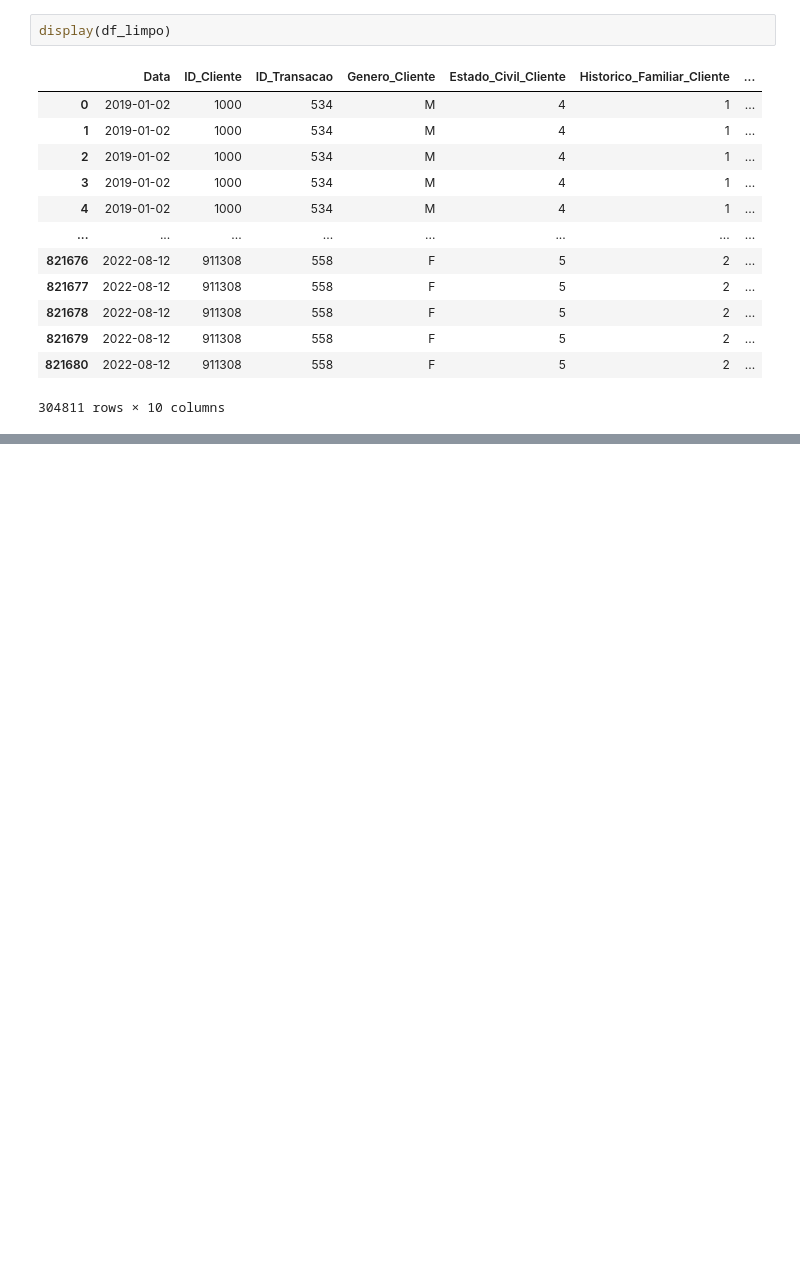
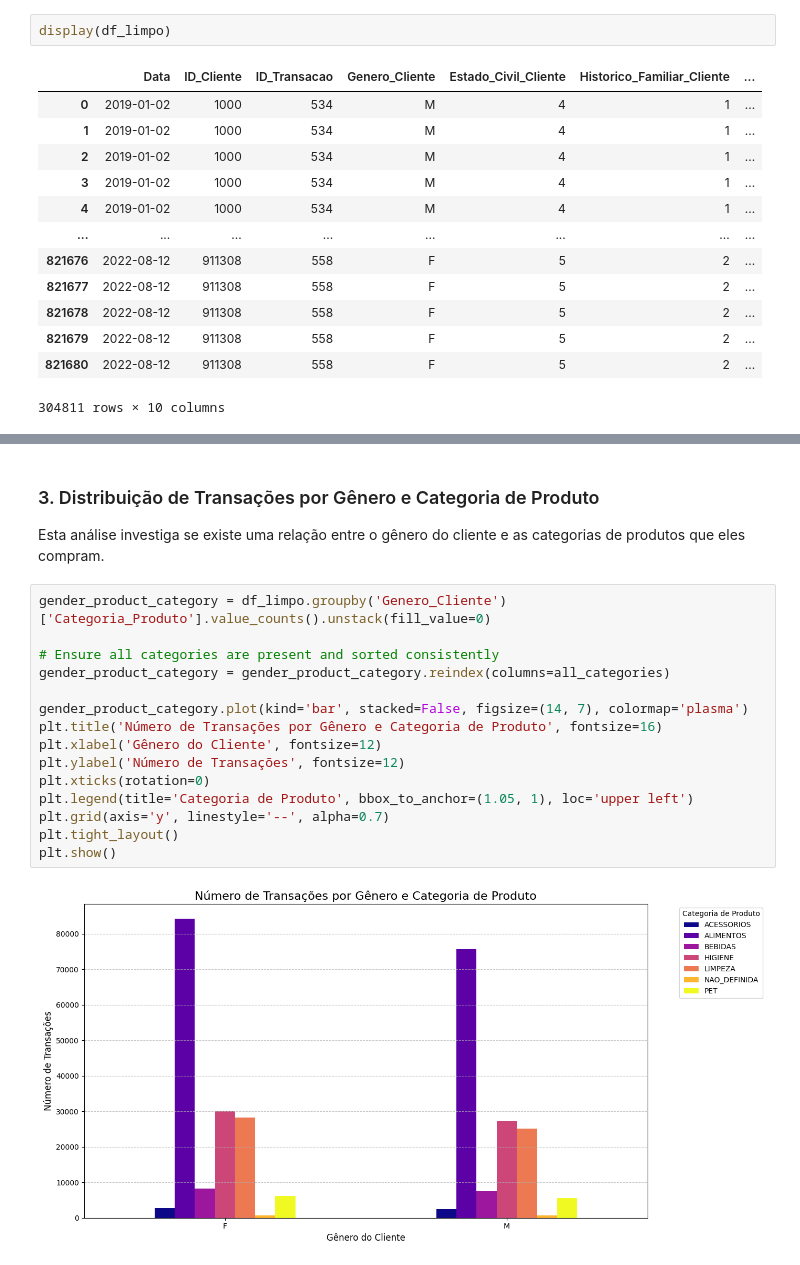
Before and after one commit to Brunomdspro/MINI_PROJETO_BRUNOMONTEIRO, a Jupyter notebook: df_limpo.ipynb, the cells around one changed output, grey strips where cells are left out. Saved outputs shown, nothing was run; the diff lists cells and outputs as text; blank space fills up the shorter version.

```diff
--- a/df_limpo.ipynb
+++ b/df_limpo.ipynb
@@ -217,0 +263,21 @@ display(df_limpo)
+# %% [markdown]
+### 3. Distribuição de Transações por Gênero e Categoria de Produto
+
+Esta análise investiga se existe uma relação entre o gênero do cliente e as categorias de produtos que eles compram.
+# %%
+gender_product_category = df_limpo.groupby('Genero_Cliente')['Categoria_Produto'].value_counts().unstack(fill_value=0)
+
+# Ensure all categories are present and sorted consistently
+gender_product_category = gender_product_category.reindex(columns=all_categories)
+
+gender_product_category.plot(kind='bar', stacked=False, figsize=(14, 7), colormap='plasma')
+plt.title('Número de Transações por Gênero e Categoria de Produto', fontsize=16)
+plt.xlabel('Gênero do Cliente', fontsize=12)
+plt.ylabel('Número de Transações', fontsize=12)
+plt.xticks(rotation=0)
+plt.legend(title='Categoria de Produto', bbox_to_anchor=(1.05, 1), loc='upper left')
+plt.grid(axis='y', linestyle='--', alpha=0.7)
+plt.tight_layout()
+plt.show()
+# %% [output]
+[figure, added]
```
Also changed, not shown: parts of 9 cells of this notebook.
